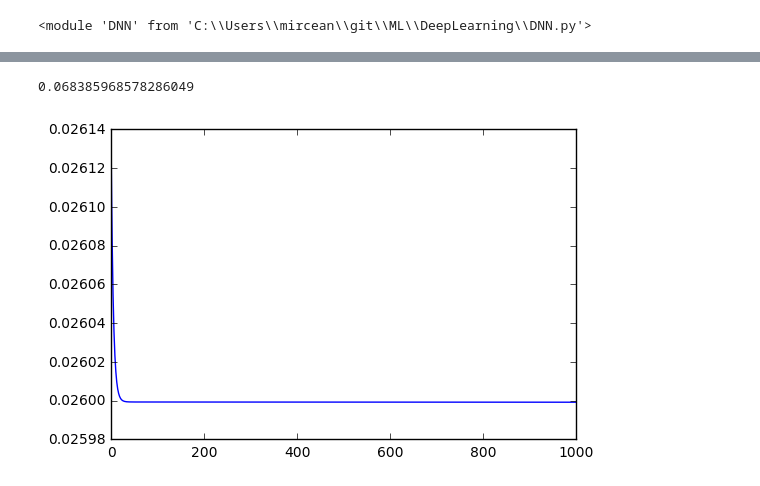
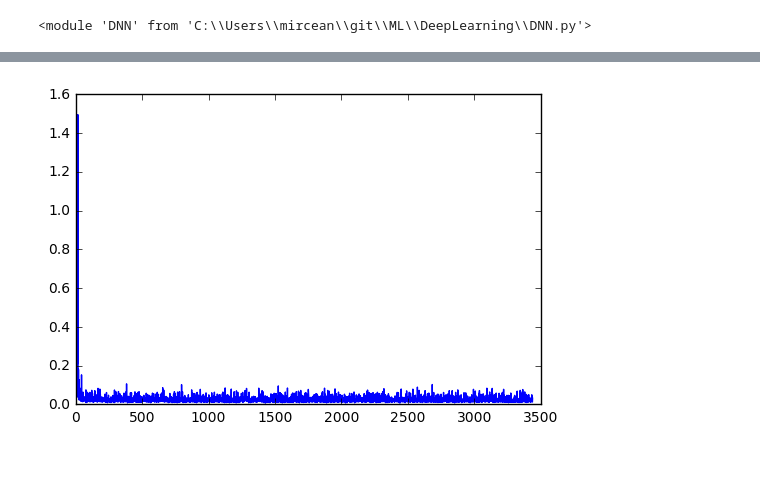
Before and after one commit to mircean/ML, a Jupyter notebook: DeepLearning/Zillow/Zillow.ipynb, the cells around one changed output, grey strips where cells are left out. Drawn from its saved outputs; the diff is of its cells as text; code cells hidden in the pictures.

```diff
--- a/DeepLearning/Zillow/Zillow.ipynb
+++ b/DeepLearning/Zillow/Zillow.ipynb
@@ -220,14 +207,19 @@ importlib.reload(DNN)
 # %% [output]
 <module 'DNN' from 'C:\\Users\\mircean\\git\\ML\\DeepLearning\\DNN.py'>
 # %%
-#random seed for parameters init
+#random seed for parameters init and mini batch shuffle
 np.random.seed(0)
 dnn = DNN.DNN()
 dnn.add_input_layer(X_train_my.shape[0])
-dnn.add_layer(50, DNN.relu)
+dnn.add_layer(100, DNN.relu)
 dnn.add_layer(20, DNN.relu)
-dnn.add_layer(20, DNN.relu)
+#dnn.add_layer(20, DNN.relu)
 dnn.add_layer(1, DNN.identity)
 dnn.costfunction = DNN.mean_squared_error
 dnn.init = 'He'
+dnn.optimizer = 'Adam'
 dnn.compile()
+
+#eval_set = None
+eval_set = [(X_train_my, Y_train_my), (X_dev_my, Y_dev_my)]
+results_my = dnn.fit(X_train_my, Y_train_my, eval_set=eval_set, epochs=0)
@@ -234,19 +230,19 @@ dnn.compile()
 # %%
-#random seed for mini batch shuffle
-np.random.seed(0)
-
-learning_rate = 0.05
-num_iterations = 1000
-batch_size = 256
-verbose = 10
+learning_rate = 0.005
+epochs = 5000
+batch_size = 512
 gradient_check=False
-#num_parameters = 2500
+verbose = 100
 
 #eval_set = None
 eval_set = [(X_train_my, Y_train_my), (X_dev_my, Y_dev_my)]
-results = dnn.fit(X_train_my, Y_train_my, eval_set=eval_set, eval_metric='mae', learning_rate=learning_rate, num_iterations=num_iterations, batch_size=batch_size, gradient_check=gradient_check, verbose=verbose)
+results_tmp = dnn.fit(X_train_my, Y_train_my, eval_set=eval_set, eval_metric='mae', learning_rate=learning_rate, epochs=epochs, batch_size=batch_size, gradient_check=gradient_check, verbose=verbose)
 Y_predict_my = dnn.predict(X_train_my)
 print(mean_absolute_error(np.reshape(Y_train_my, Y_train_my.shape[1]), np.reshape(Y_predict_my, Y_predict_my.shape[1])))
 Y_predict_my = dnn.predict(X_dev_my)
 print(mean_absolute_error(np.reshape(Y_dev_my, Y_dev_my.shape[1]), np.reshape(Y_predict_my, Y_predict_my.shape[1])))
+
+results_my['loss'] += results_tmp['loss']
+results_my['eval0'] += results_tmp['eval0']
+results_my['eval1'] += results_tmp['eval1']
 # %% [output]
@@ -277,4 +265,0 @@ Keras
-# %%
-results['eval0'][-1]
-# %% [output]
-0.068385968578286049
@@ -281,5 +283,5 @@ results['eval0'][-1]
 # %%
-plt.plot(results['loss'])
+plt.plot(results_my['loss'])
 plt.show()
 # %% [output]
-[figure, old version]
+[figure, new version]
```
Also changed, not shown: parts of 20 cells of this notebook, 7 other files.
